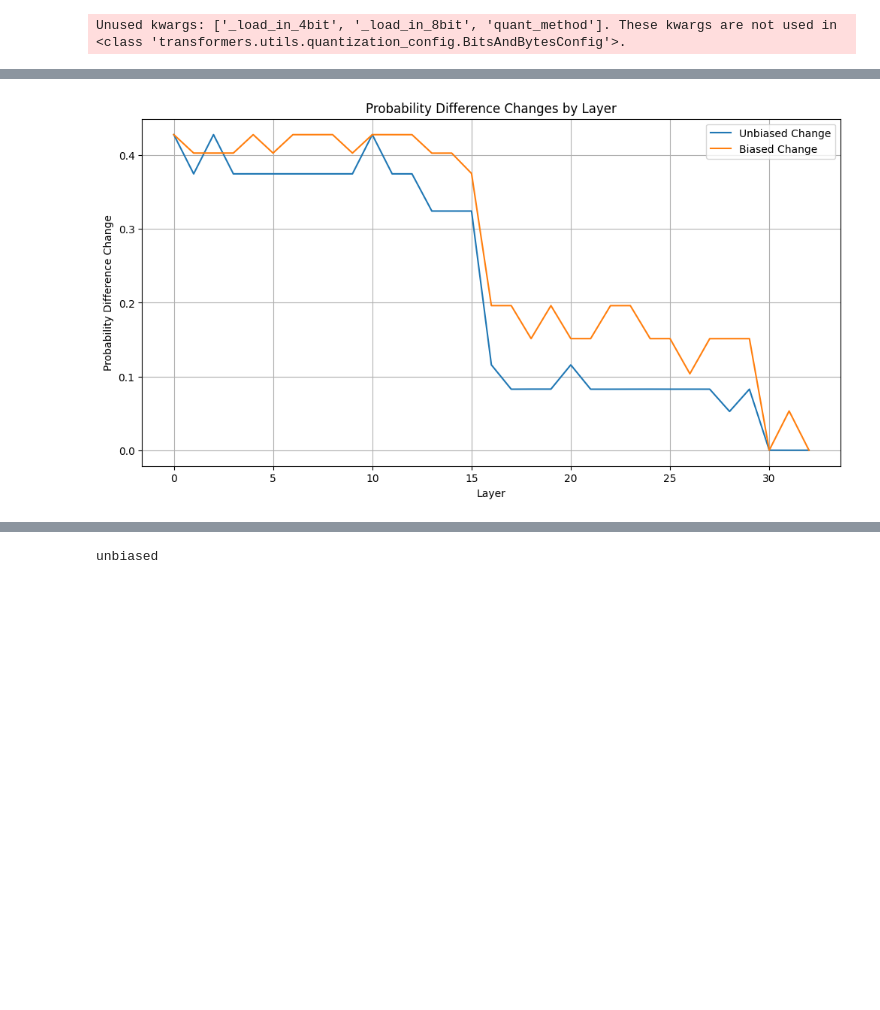
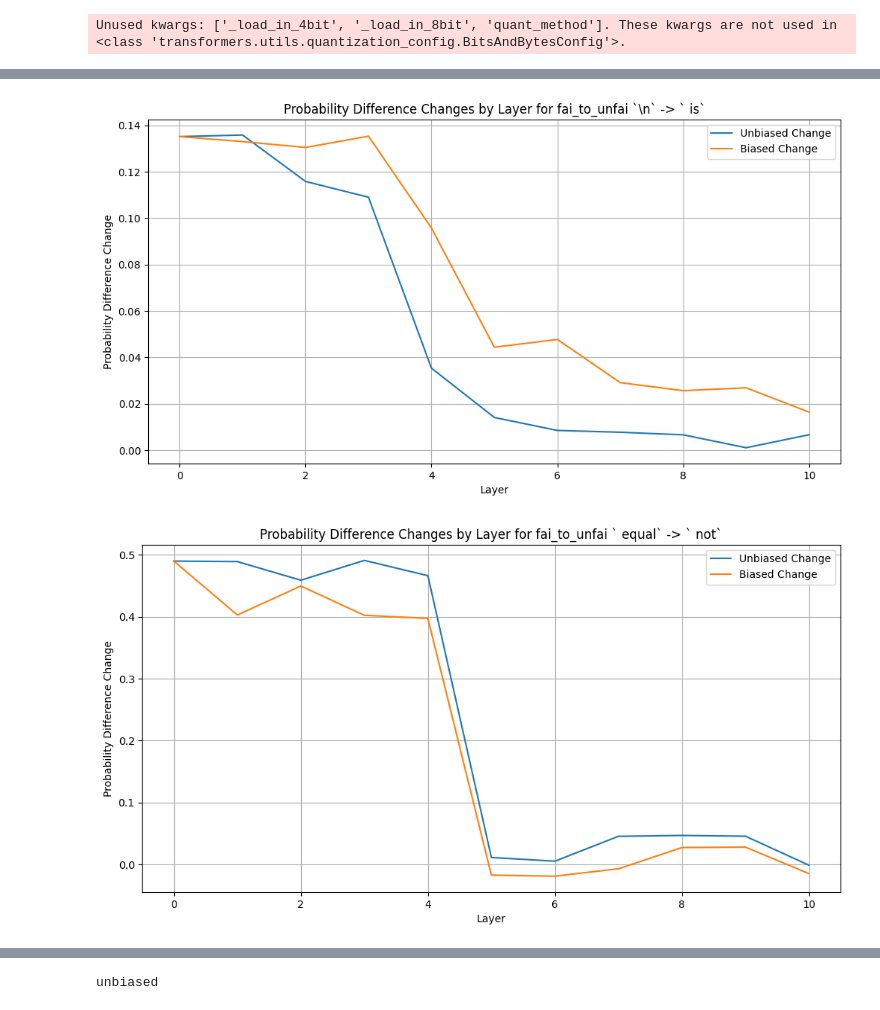
Before and after one commit to jettjaniak/cot-probing, a Jupyter notebook: notebooks/patching_swaps.ipynb, the cells around one changed output, grey strips where cells are left out. Saved outputs shown, nothing was run; the diff lists cells and outputs as text; code cells hidden in the pictures; blank space fills up the shorter version.

Commit message:
patching swaps WIP

```diff
--- a/notebooks/patching_swaps.ipynb
+++ b/notebooks/patching_swaps.ipynb
@@ -60,6 +58,7 @@ model = AutoModelForCausalLM.from_pretrained(
 # %% [output]
 Unused kwargs: ['_load_in_4bit', '_load_in_8bit', 'quant_method']. These kwargs are not used in <class 'transformers.utils.quantization_config.BitsAndBytesConfig'>.
 # %%
+successful_swaps: list[SuccessfulSwap] = successful_swaps_by_q[3]
 for i, swap in enumerate(successful_swaps):
     print(f"swap_idx: {i}")
     unb_fai_prob, unb_unfai_prob = swap.get_unbiased_probs(model)
@@ -166,0 +125,7 @@ for layer in layers:
+# %%
+patched_logits_probs_by_layer_batch = []
+for i in range(0, len(layers), layer_batch_size):
+    layer_batch = layers[i : i + layer_batch_size]
+    pos_by_layer_patch = {layer: list(range(last_q_idx)) for layer in layer_batch}
+    patched_logits_probs = get_patched_logits_probs(model, cache, pos_by_layer_patch)
+    patched_logits_probs_by_layer_batch.append(patched_logits_probs)
@@ -167,12 +189,25 @@ for layer in layers:
 # %%
-plt.figure(figsize=(12, 6))
-plt.plot(layers, unbiased_changes, label="Unbiased Change")
-plt.plot(layers, biased_changes, label="Biased Change")
-plt.xlabel("Layer")
-plt.ylabel("Probability Difference Change")
-plt.title("Probability Difference Changes by Layer")
-plt.legend()
-plt.grid(True)
-plt.show()
+for swap_idx, (unbiased_changes, biased_changes) in enumerate(
+    zip(unbiased_changes_by_swap, biased_changes_by_swap)
+):
+    swap = successful_swaps[swap_idx]
+    swap_dir = swap.swap_dir
+    fai_tok = swap.fai_tok
+    unfai_tok = swap.unfai_tok
+    fai_tok_str = tokenizer.decode(fai_tok).replace("\n", "\\n")
+    unfai_tok_str = tokenizer.decode(unfai_tok).replace("\n", "\\n")
+    plt.figure(figsize=(12, 6))
+
+    plt.plot(unbiased_changes, label="Unbiased Change")
+    plt.plot(biased_changes, label="Biased Change")
+    plt.xlabel("Layer")
+    plt.ylabel("Probability Difference Change")
+    plt.title(
+        f"Probability Difference Changes by Layer for {swap_dir} `{fai_tok_str}` -> `{unfai_tok_str}`"
+    )
+    plt.legend()
+    plt.grid(True)
+    plt.show()
 # %% [output]
-[figure, old version]
+[figure, new version]
+[figure, added]
```
Also changed, not shown: parts of 12 cells of this notebook, 2 other files.
